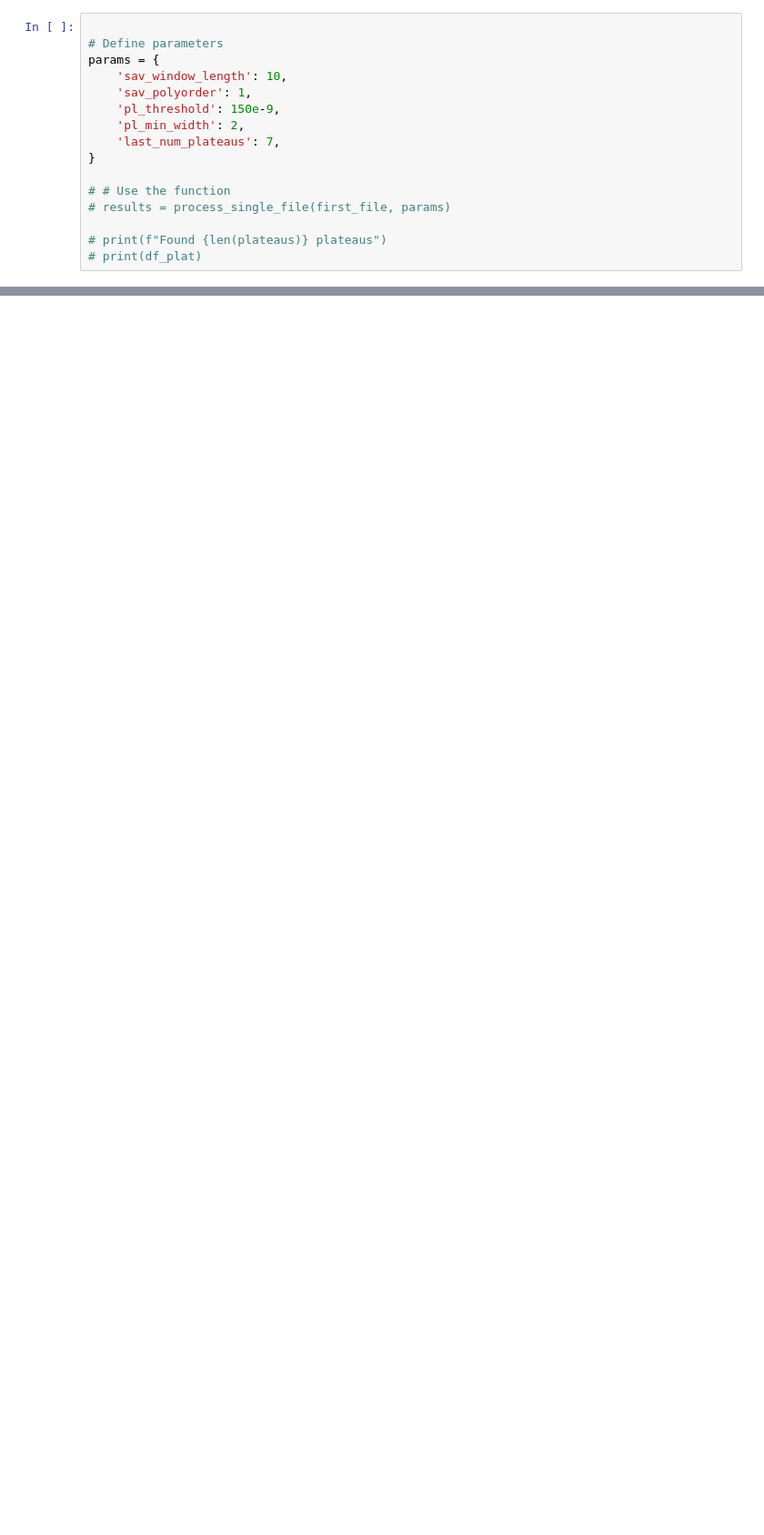
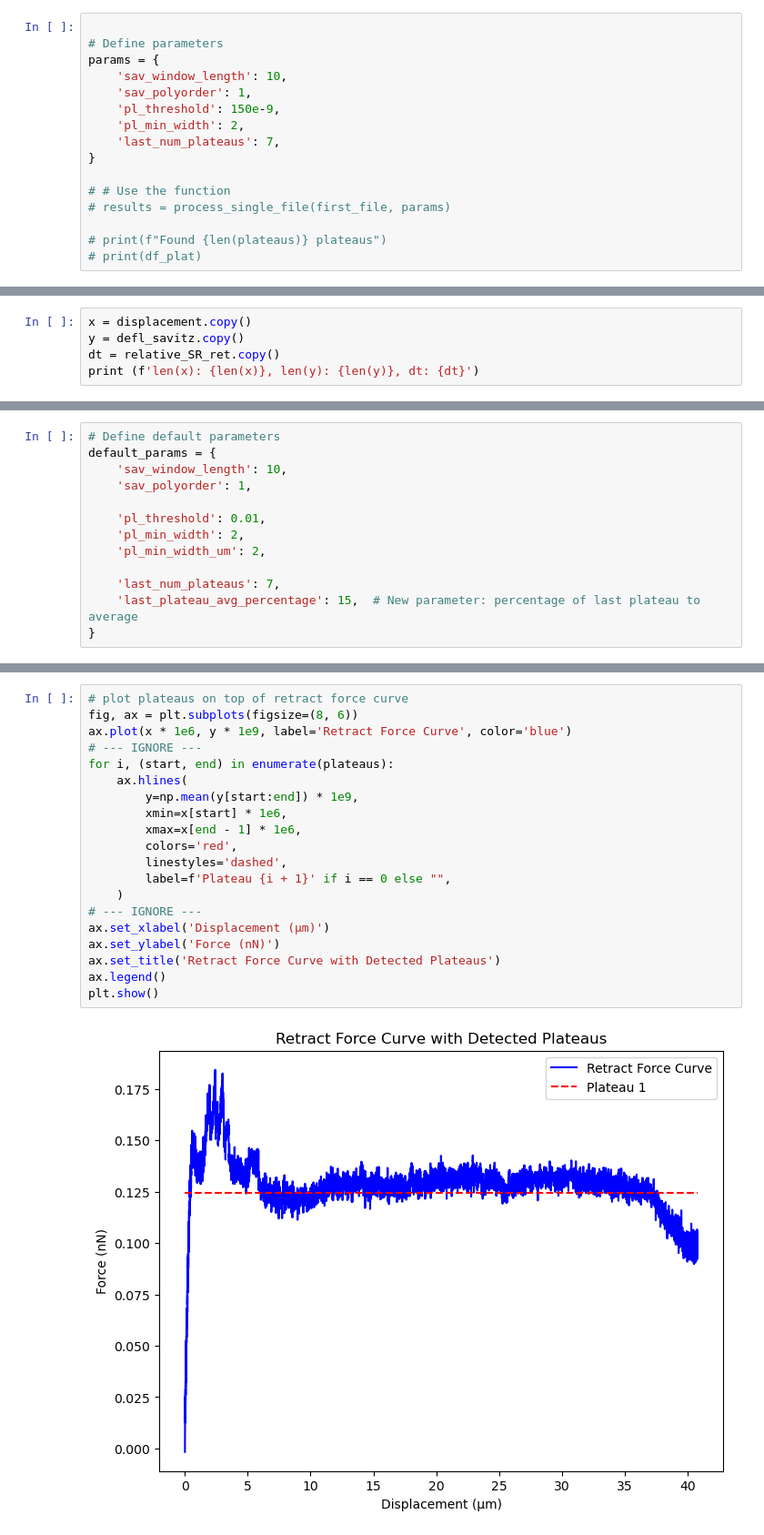
Before and after one commit to enzovill94/PyFMGUI_DyNaMo_tdms, a Jupyter notebook: Article_1/tether_finder_final.ipynb, the cells around one changed output, grey strips where cells are left out. Shown: that part at 91% size. Cells and saved outputs as stored; diff of their text form; blank space fills up the shorter version.

```diff
--- a/Article_1/tether_finder_final.ipynb
+++ b/Article_1/tether_finder_final.ipynb
@@ -177,0 +195,5 @@ TypeError: unsupported operand type(s) for *: 'NoneType' and 'float'
+# %%
+x = displacement.copy()
+y = defl_savitz.copy()
+dt = relative_SR_ret.copy()
+print (f'len(x): {len(x)}, len(y): {len(y)}, dt: {dt}')
@@ -177,0 +202,13 @@ TypeError: unsupported operand type(s) for *: 'NoneType' and 'float'
+# %%
+# Define default parameters
+default_params = {
+    'sav_window_length': 10,
+    'sav_polyorder': 1,
+
+    'pl_threshold': 0.01,
+    'pl_min_width': 2,
+    'pl_min_width_um': 2,
+
+    'last_num_plateaus': 7,
+    'last_plateau_avg_percentage': 15,  # New parameter: percentage of last plateau to average
+}
@@ -177,0 +460,22 @@ TypeError: unsupported operand type(s) for *: 'NoneType' and 'float'
+# %%
+# plot plateaus on top of retract force curve
+fig, ax = plt.subplots(figsize=(8, 6))
+ax.plot(x * 1e6, y * 1e9, label='Retract Force Curve', color='blue')
+# --- IGNORE ---
+for i, (start, end) in enumerate(plateaus):
+    ax.hlines(
+        y=np.mean(y[start:end]) * 1e9,
+        xmin=x[start] * 1e6,
+        xmax=x[end - 1] * 1e6,
+        colors='red',
+        linestyles='dashed',
+        label=f'Plateau {i + 1}' if i == 0 else "",
+    )
+# --- IGNORE ---
+ax.set_xlabel('Displacement (µm)')
+ax.set_ylabel('Force (nN)')
+ax.set_title('Retract Force Curve with Detected Plateaus')
+ax.legend()
+plt.show()
+# %% [output]
+[figure, added]
```
Also changed, not shown: parts of 14 cells of this notebook, 5 other files.
